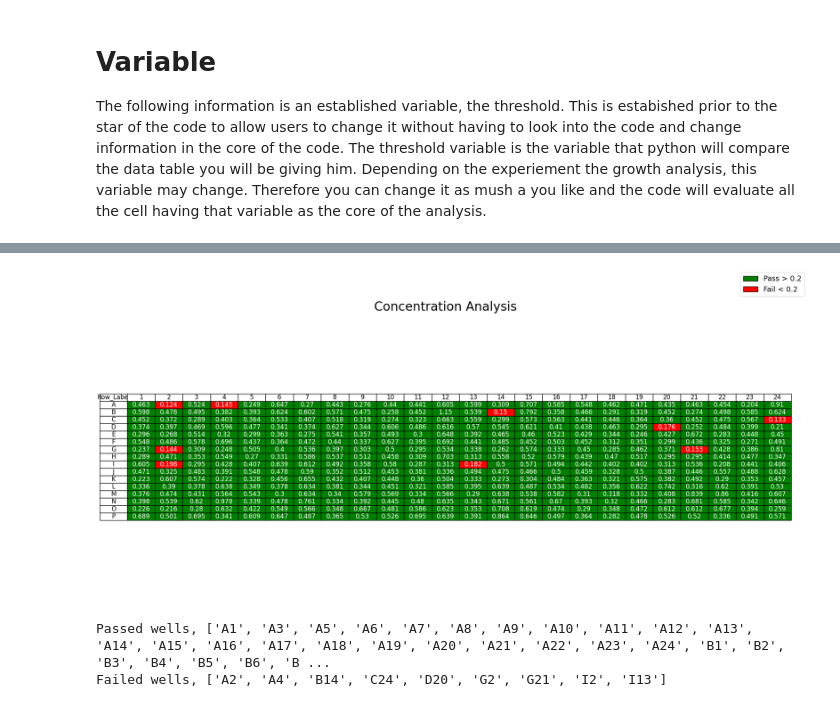
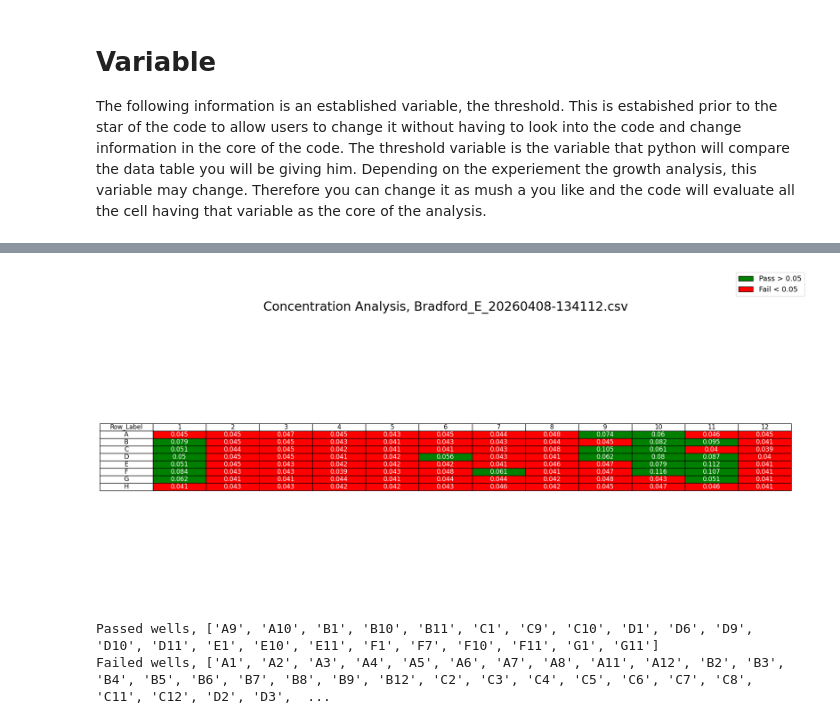
Before and after one commit to anabelpoulard13-boop/ensight_concentration_analysis, a Jupyter notebook: Concentration_analysis.ipynb, the cells around one changed output, grey strips where cells are left out. Saved outputs shown, nothing was run; the diff lists cells and outputs as text; code cells hidden in the pictures.

Commit message:
Updated version of the code, make the code flexible for different plate size

```diff
--- a/Concentration_analysis.ipynb
+++ b/Concentration_analysis.ipynb
@@ -9,22 +9,48 @@ It analyses the input of the Ensight machine. This code will allow you to analys
 
 The following information is an established variable, the threshold. This is estabished prior to the star of the code to allow users to change it without having to look into the code and change information in the core of the code. The threshold variable is the variable that python will compare the data table you will be giving him. Depending on the experiement the growth analysis, this variable may change. Therefore you can change it as mush a you like and the code will evaluate all the cell having that variable as the core of the analysis.
 # %%
-threshold = 0.2
+threshold = 0.05
 # %%
 import pandas as pd
 import string
+import glob
 
-file_path = 'GroupA.csv'
+files_path = []
+files_path = glob.glob('*.csv')
+file_path = files_path[0]
+print(file_path)
 
-df = pd.read_csv(file_path, skiprows = 9, nrows = 16)
+plates_sizes = {
+    6 : {'rows': 2, 'cols': 3},
+    12 : {'rows': 3, 'cols': 4},
+    24 : {'rows': 4, 'cols': 6},
+    96 : {'rows': 8, 'cols': 12},
+    384 : {'rows': 16, 'cols': 24}
+}
 
-table_data = df.iloc[0:16, 1:25] # define all the line here
-current_data_cols = table_data.columns.tolist()
-table_data[current_data_cols] = table_data[current_data_cols].apply(pd.to_numeric, errors='coerce')
+df = pd.read_csv(file_path, skiprows = 9)
+print(df.head())
 
+num_cols = len(df.columns) - 2
+
+detected_plate = None
+for row, col in plates_sizes.items():
+    if col['cols'] == num_cols:
+        detected_plate = row
+        break
+if detected_plate:
+    read_this = plates_sizes[detected_plate]['rows']
+    print(f'✓ Detected: {detected_plate} well plate — reading {read_this} rows')
+    df = pd.read_csv(file_path, skiprows=9, nrows= read_this)
+else:
+    print(f'✗ Unknown plate size — {num_cols} columns not in list')
+
+table_data = df.iloc[0:read_this, 1:num_cols + 1]
+#current_data_cols = table_data.columns.tolist()
+#table_data[current_data_cols] = table_data[current_data_cols].apply(pd.to_numeric, errors='coerce')
 
 row_labels = [string.ascii_uppercase[i] for i in range(len(table_data))]
 table_data.insert(0, 'Row_Label', row_labels)
 
-display(table_data.head())
+display(table_data)
 # %% [output]
@@ -48,34 +91,34 @@ ax.axis('off')
 table = ax.table(cellText = table_data.values, colLabels =table_data.columns, loc = 'center', cellLoc = 'center')
 for (i,j), val in table.get_celld().items():
   if i > 0 :
     cell_value = table_data.iloc[i-1, j]
     if isinstance(cell_value, (int, float)):
       if cell_value < threshold:
         color = 'red'
         fail_wells.append(f'{table_data.iloc[i-1, 0]}{j}')
       else:
         color = 'green'
         pass_wells.append(f'{table_data.iloc[i-1,0]}{j}')
       val.set_facecolor(color)
       val.set_text_props(color = 'white')
 
 from matplotlib.patches import Patch
 legend_element = [
   Patch(facecolor = 'green', edgecolor = 'black', label = f'Pass > {threshold}'),
   Patch(facecolor = 'red', edgecolor = 'black', label = f'Fail < {threshold}')
 ]
 fig.legend(handles = legend_element, loc = 'upper right', fontsize = 14)
 
 table.auto_set_font_size(False)
 table.set_fontsize(12)
 table.scale(1.2, 1.2)
-plt.title('Concentration Analysis', fontsize = 24)
+plt.title(f'Concentration Analysis, {file_path}', fontsize = 24)
 plt.show()
 
 
 print(f'Passed wells, {pass_wells}')
 print(f'Failed wells, {fail_wells}')
 # %% [output]
-[figure, old version]
+[figure, new version]
-Passed wells, ['A1', 'A3', 'A5', 'A6', 'A7', 'A8', 'A9', 'A10', 'A11', 'A12', 'A13', 'A14', 'A15', 'A16', 'A17', 'A18', 'A19', 'A20', 'A21', 'A22', 'A23', 'A24', 'B1', 'B2', 'B3', 'B4', 'B5', 'B6', 'B ...
-Failed wells, ['A2', 'A4', 'B14', 'C24', 'D20', 'G2', 'G21', 'I2', 'I13']
+Passed wells, ['A9', 'A10', 'B1', 'B10', 'B11', 'C1', 'C9', 'C10', 'D1', 'D6', 'D9', 'D10', 'D11', 'E1', 'E10', 'E11', 'F1', 'F7', 'F10', 'F11', 'G1', 'G11']
+Failed wells, ['A1', 'A2', 'A3', 'A4', 'A5', 'A6', 'A7', 'A8', 'A11', 'A12', 'B2', 'B3', 'B4', 'B5', 'B6', 'B7', 'B8', 'B9', 'B12', 'C2', 'C3', 'C4', 'C5', 'C6', 'C7', 'C8', 'C11', 'C12', 'D2', 'D3',  ...
```
Also changed, not shown: parts of 1 cell of this notebook.
